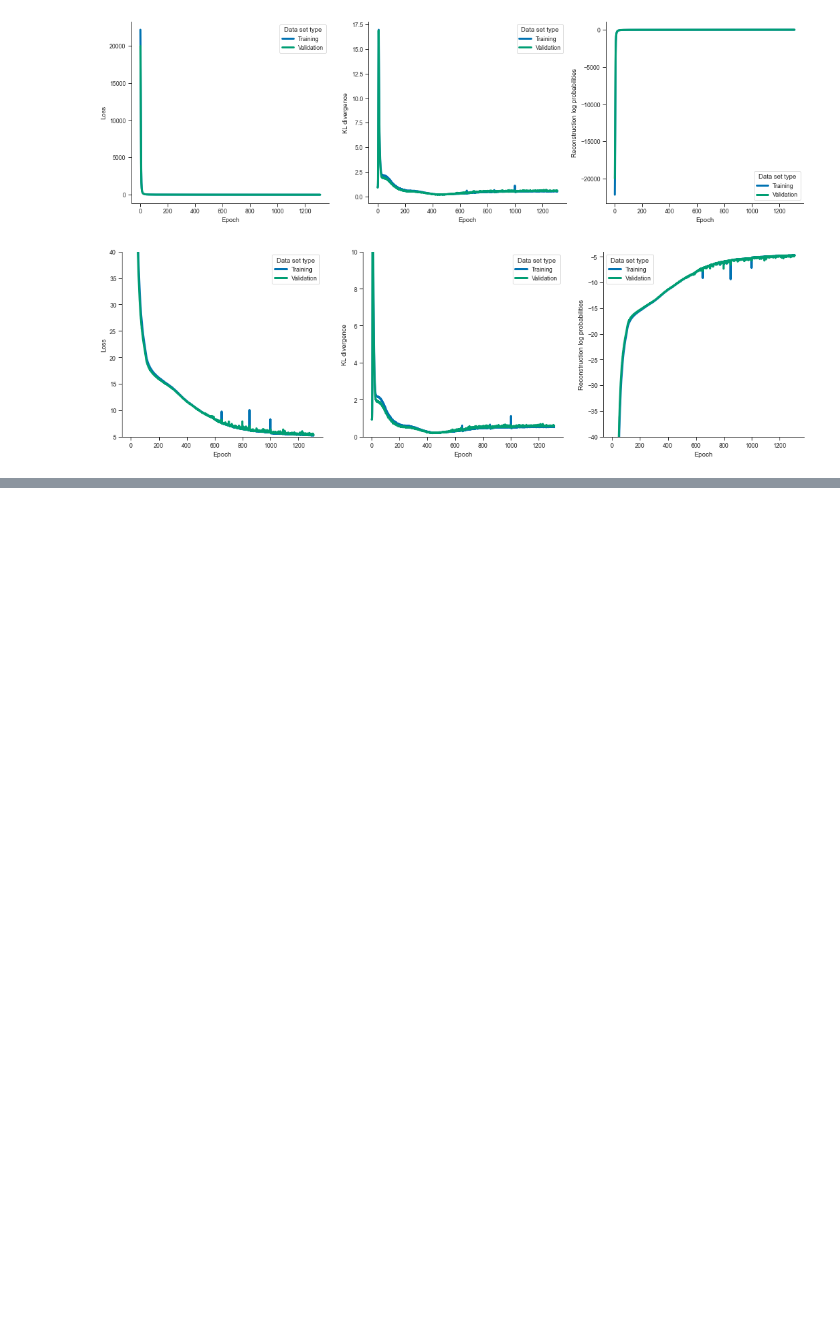
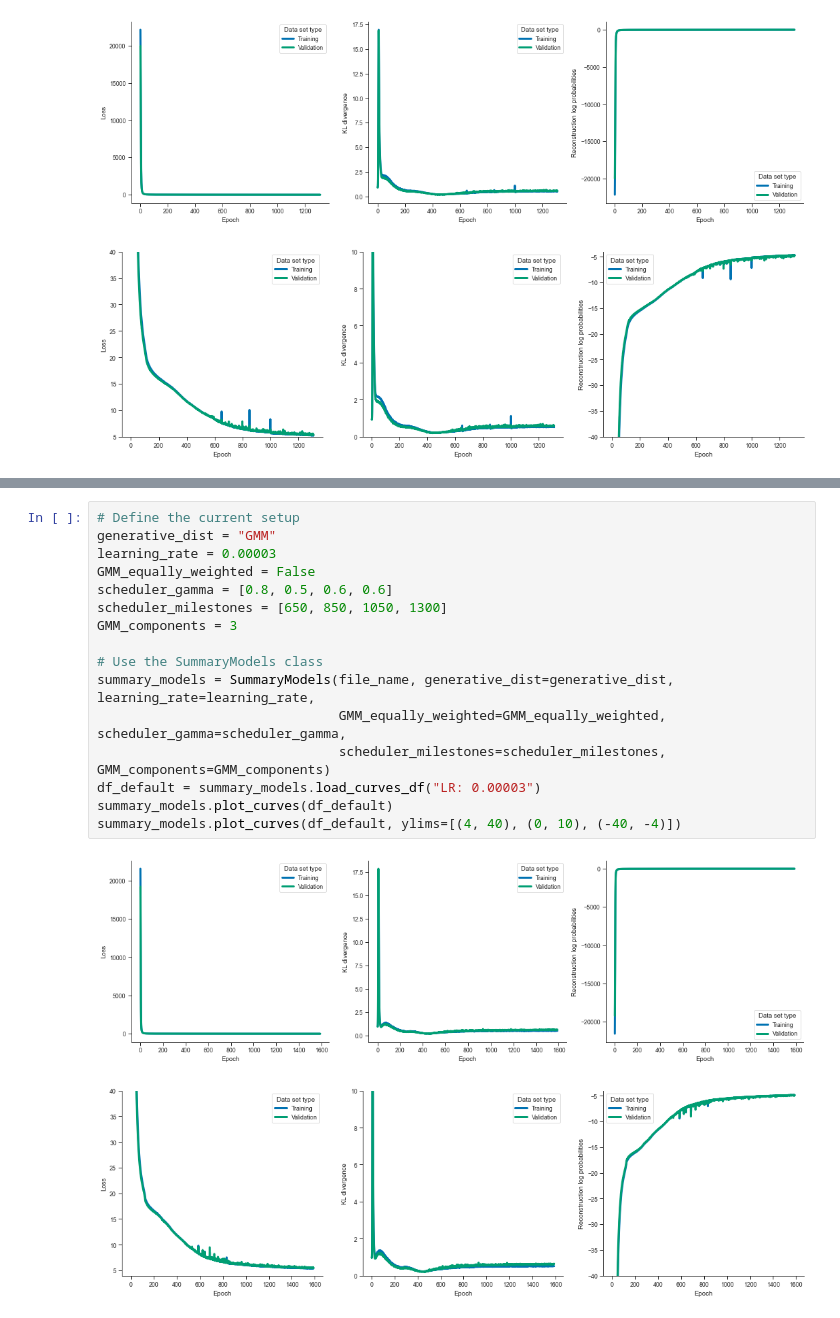
Before and after one commit to ThordurPall/vessel-trajectory-anomaly-detection, a Jupyter notebook: notebooks/Model Training/Learning Curves/Continuous Representation/Bornholm/Explore Training & Validation Curves - Fishing Vessels GMM.ipynb, the cells around one changed output, grey strips where cells are left out. Drawn from its saved outputs; the diff is of its cells as text; blank space fills up the shorter version.

```diff
--- a/notebooks/Model Training/Learning Curves/Continuous Representation/Bornholm/Explore Training & Validation Curves - Fishing Vessels GMM.ipynb
+++ b/notebooks/Model Training/Learning Curves/Continuous Representation/Bornholm/Explore Training & Validation Curves - Fishing Vessels GMM.ipynb
@@ -214,0 +215,19 @@ summary_models.plot_curves(df_default, ylims=[(4, 40), (0, 10), (-40, -4)])
+# %%
+# Define the current setup
+generative_dist = "GMM"
+learning_rate = 0.00003
+GMM_equally_weighted = False
+scheduler_gamma = [0.8, 0.5, 0.6, 0.6]
+scheduler_milestones = [650, 850, 1050, 1300]
+GMM_components = 3
+
+# Use the SummaryModels class
+summary_models = SummaryModels(file_name, generative_dist=generative_dist, learning_rate=learning_rate,
+                               GMM_equally_weighted=GMM_equally_weighted, scheduler_gamma=scheduler_gamma,
+                               scheduler_milestones=scheduler_milestones, GMM_components=GMM_components)
+df_default = summary_models.load_curves_df("LR: 0.00003")
+summary_models.plot_curves(df_default)
+summary_models.plot_curves(df_default, ylims=[(4, 40), (0, 10), (-40, -4)])
+# %% [output]
+[figure, added]
+[figure, added]
```
Also changed, not shown: parts of 2 cells of this notebook.
